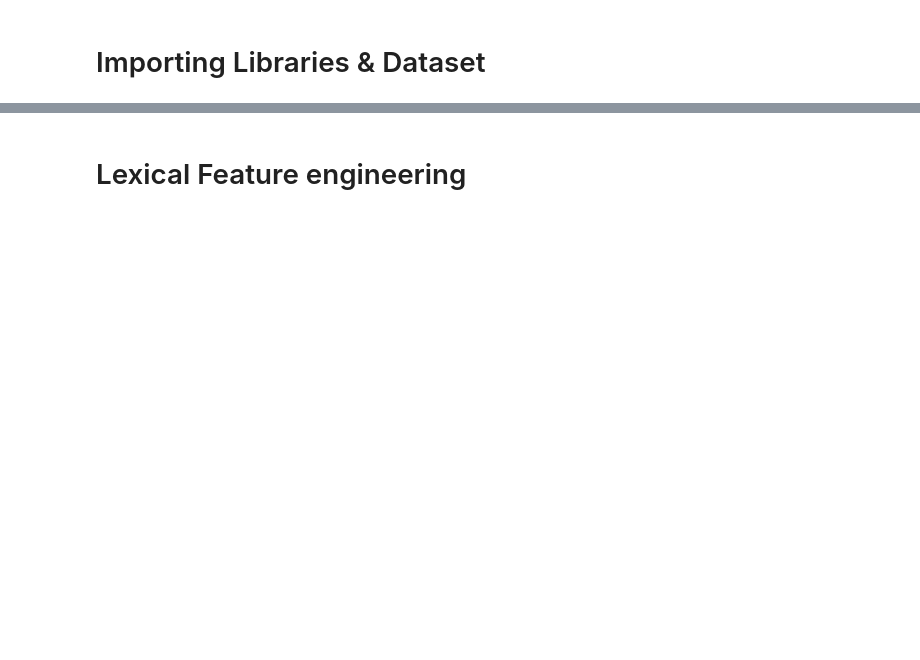
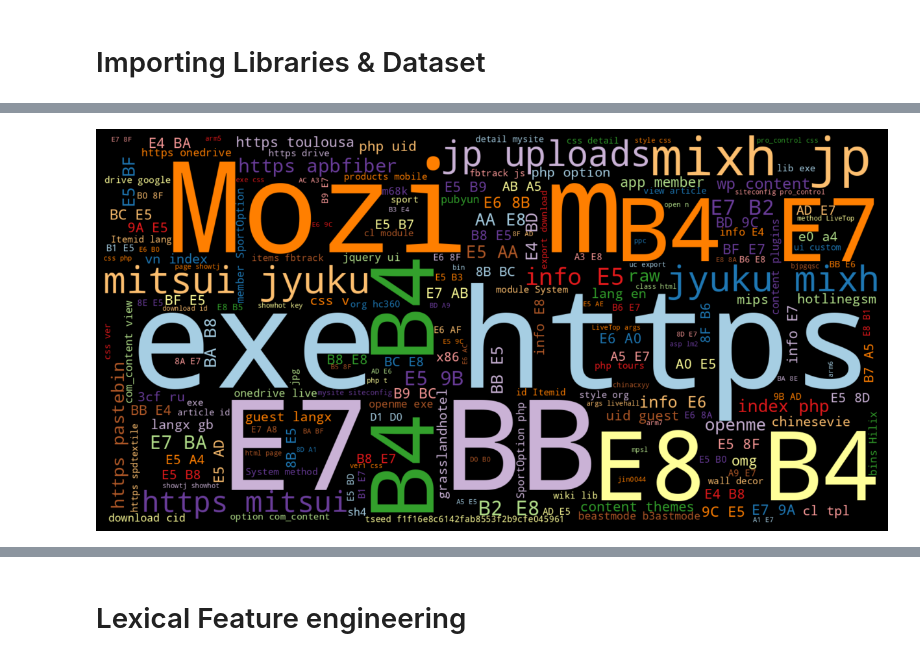
Before and after one commit to aamirigithub/AI4Cyber, a Jupyter notebook: AI4Cyber_Phishing.ipynb, the cells around one changed output, grey strips where cells are left out. Cells and saved outputs as stored; diff of their text form; code cells hidden in the pictures; blank space fills up the shorter version.

```diff
--- a/AI4Cyber_Phishing.ipynb
+++ b/AI4Cyber_Phishing.ipynb
@@ -25,0 +64,10 @@ df.head()
+# %%
+malware_url = " ".join(i for i in df_malware.url)
+wordcloud = WordCloud(width=1600, height=800,colormap='Paired').generate(malware_url)
+plt.figure( figsize=(12,14),facecolor='k')
+plt.imshow(wordcloud, interpolation='bilinear')
+plt.axis('off')
+plt.tight_layout(pad=0)
+plt.show()
+# %% [output]
+[figure, added]
```
Also changed, not shown: parts of 12 cells of this notebook.
